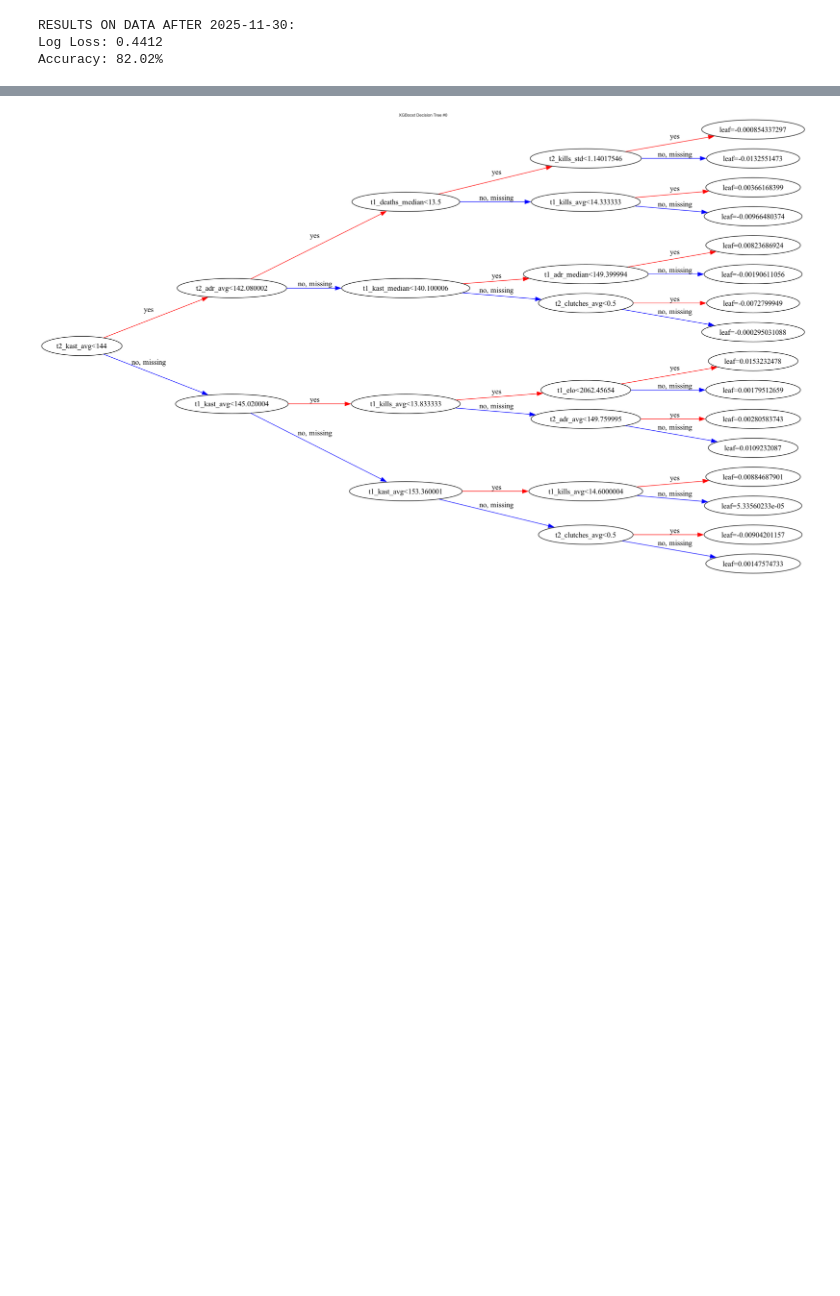
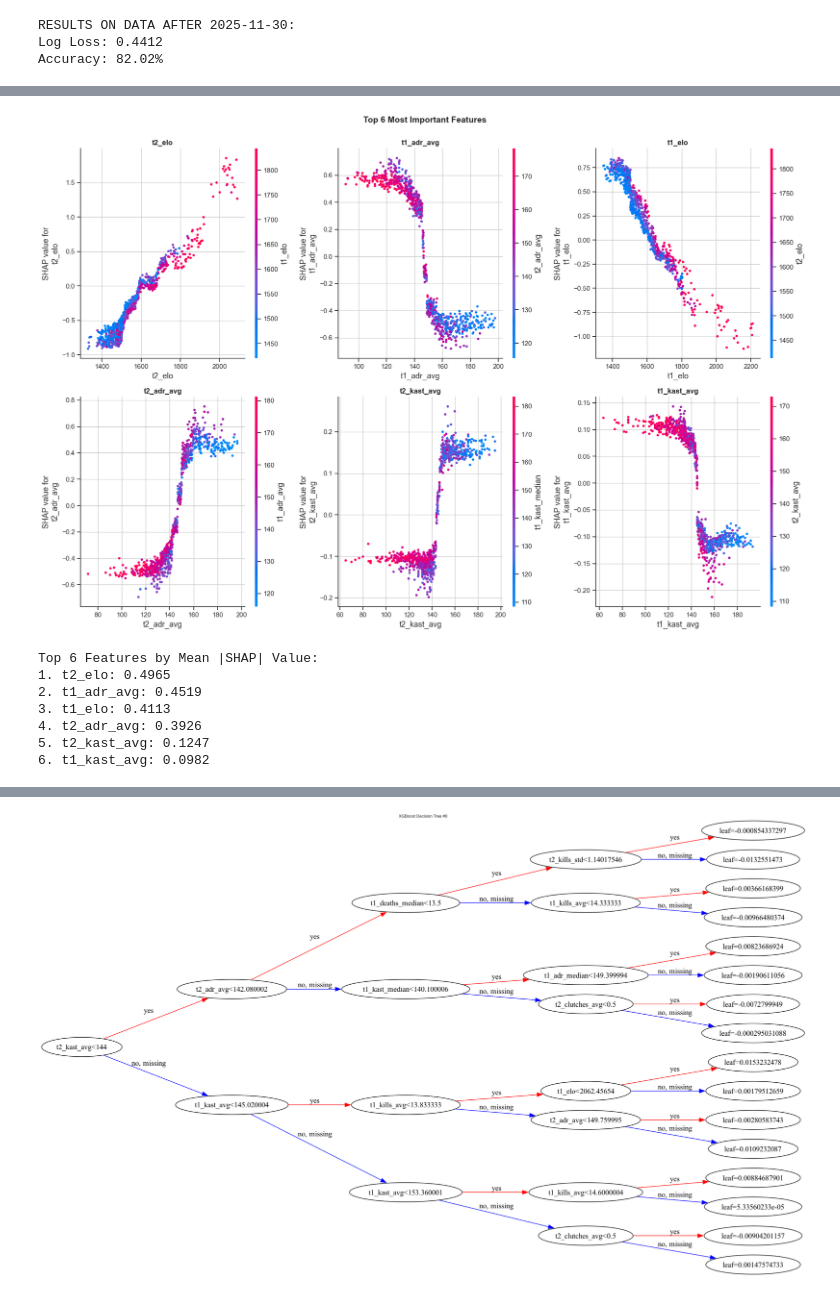
Before and after one commit to talDoFlemis/clutch-or-predict, a Jupyter notebook: notebooks/03-match-predictor.ipynb, the cells around one changed output, grey strips where cells are left out. Saved outputs shown, nothing was run; the diff lists cells and outputs as text; code cells hidden in the pictures; blank space fills up the shorter version.

```diff
--- a/notebooks/03-match-predictor.ipynb
+++ b/notebooks/03-match-predictor.ipynb
@@ -231,0 +342,38 @@ Passing `palette` without assigning `hue` is deprecated and will be removed in v
+# %%
+top_n_features = 6
+mean_abs_shap = np.abs(shap_values).mean(0)
+top_feature_indices = np.argsort(mean_abs_shap)[-top_n_features:][::-1]
+
+fig, axes = plt.subplots(2, 3, figsize=(18, 12))
+axes = axes.ravel()
+
+for idx, feature_idx in enumerate(top_feature_indices):
+    feature_name = X_sample.columns[feature_idx]
+
+    plt.sca(axes[idx])
+    shap.dependence_plot(
+        feature_idx,
+        shap_values,
+        X_sample,
+        show=False,
+        ax=axes[idx]
+    )
+    axes[idx].set_title(f'{feature_name}', fontsize=12, fontweight='bold')
+
+plt.suptitle('Top 6 Most Important Features',
+             fontsize=14, fontweight='bold', y=1.00)
+plt.tight_layout()
+plt.show()
+
+print("\nTop 6 Features by Mean |SHAP| Value:")
+for i, feature_idx in enumerate(top_feature_indices, 1):
+    print(f"{i}. {X_sample.columns[feature_idx]}: {mean_abs_shap[feature_idx]:.4f}")
+# %% [output]
+[figure, added]
+Top 6 Features by Mean |SHAP| Value:
+1. t2_elo: 0.4965
+2. t1_adr_avg: 0.4519
+3. t1_elo: 0.4113
+4. t2_adr_avg: 0.3926
+5. t2_kast_avg: 0.1247
+6. t1_kast_avg: 0.0982
```
Also changed, not shown: parts of 13 cells of this notebook, 1 other file.
